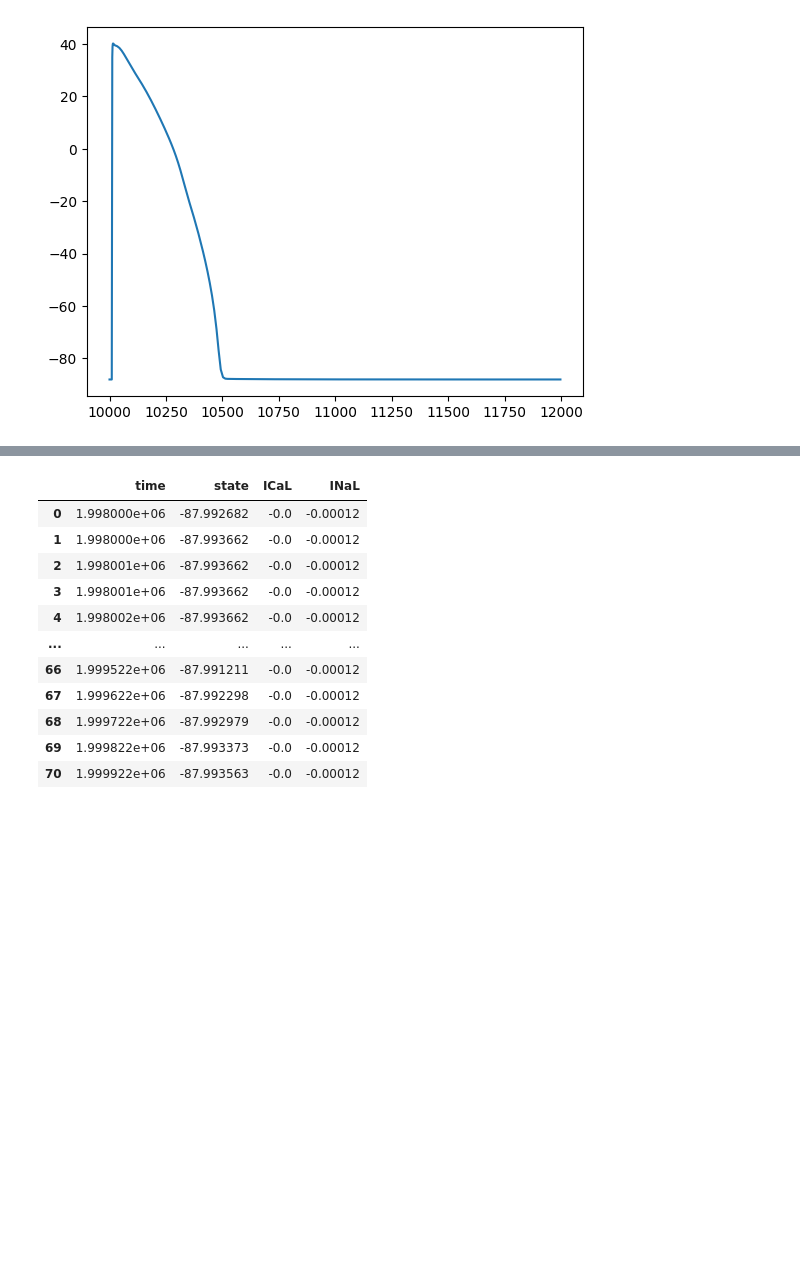
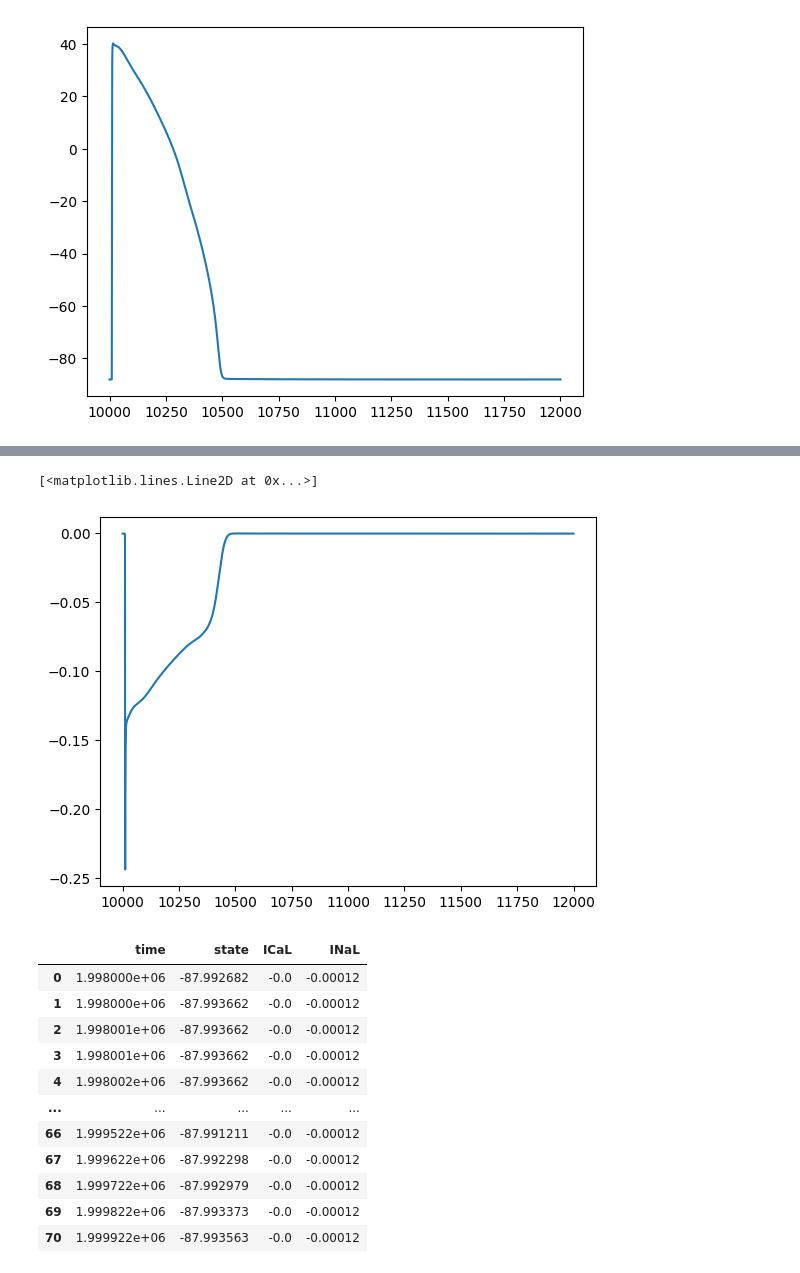
Before and after one commit to IritaSee/gpu_code_ground_up, a Jupyter notebook: result/parse.ipynb, the cells around one changed output, grey strips where cells are left out. Drawn from its saved outputs; the diff is of its cells as text; code cells hidden in the pictures; blank space fills up the shorter version.

```diff
--- a/result/parse.ipynb
+++ b/result/parse.ipynb
@@ -43,3 +48,8 @@ plt.plot(alldata['time'],alldata['state'])
+# %%
+plt.plot(alldata['time'],alldata['INaL'])
+# %% [output]
+[<matplotlib.lines.Line2D at 0x...>]
+[figure, added]
 # %%
 import matplotlib.pyplot as plt
 import pandas as pd
```
Also changed, not shown: parts of 2 cells of this notebook.
